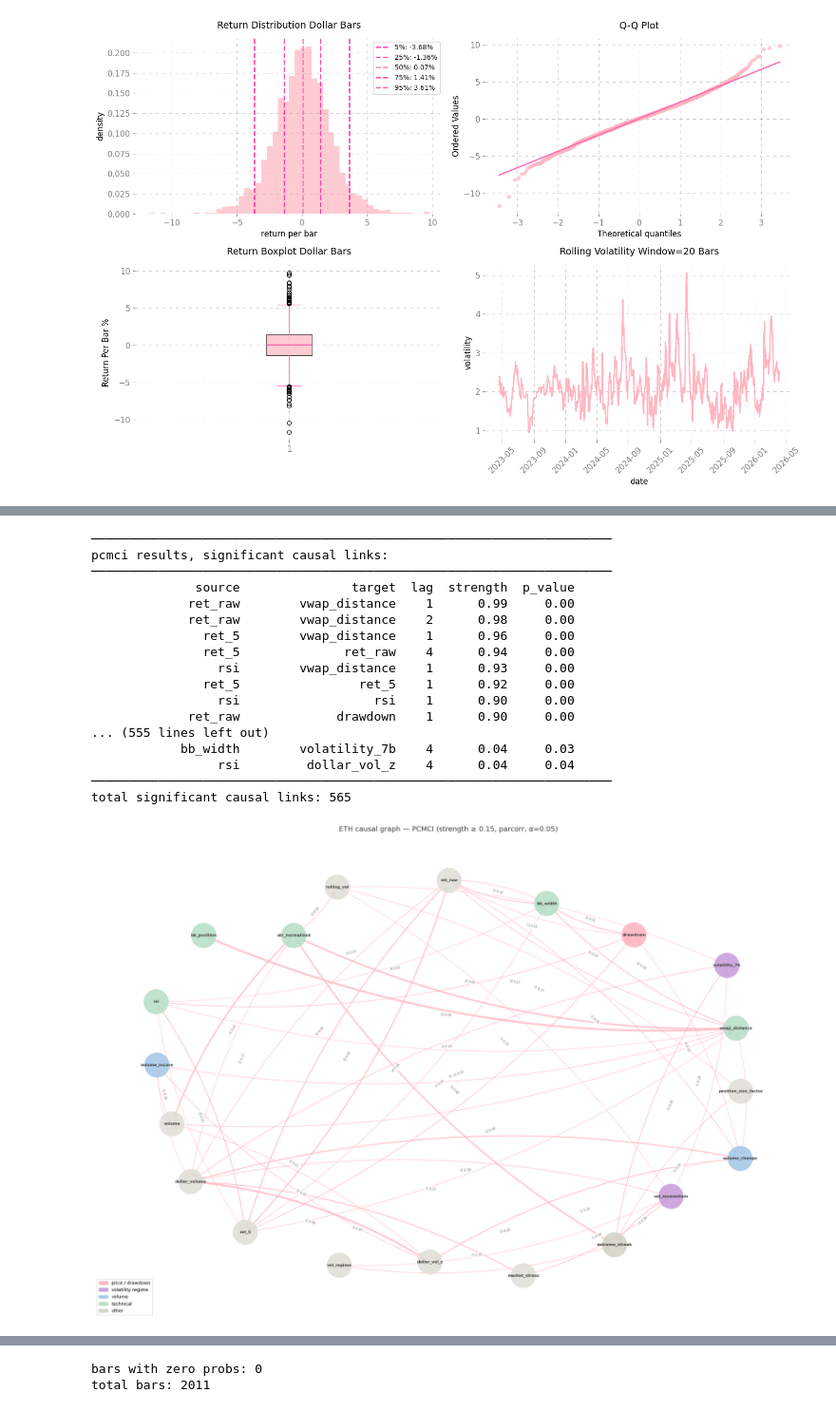
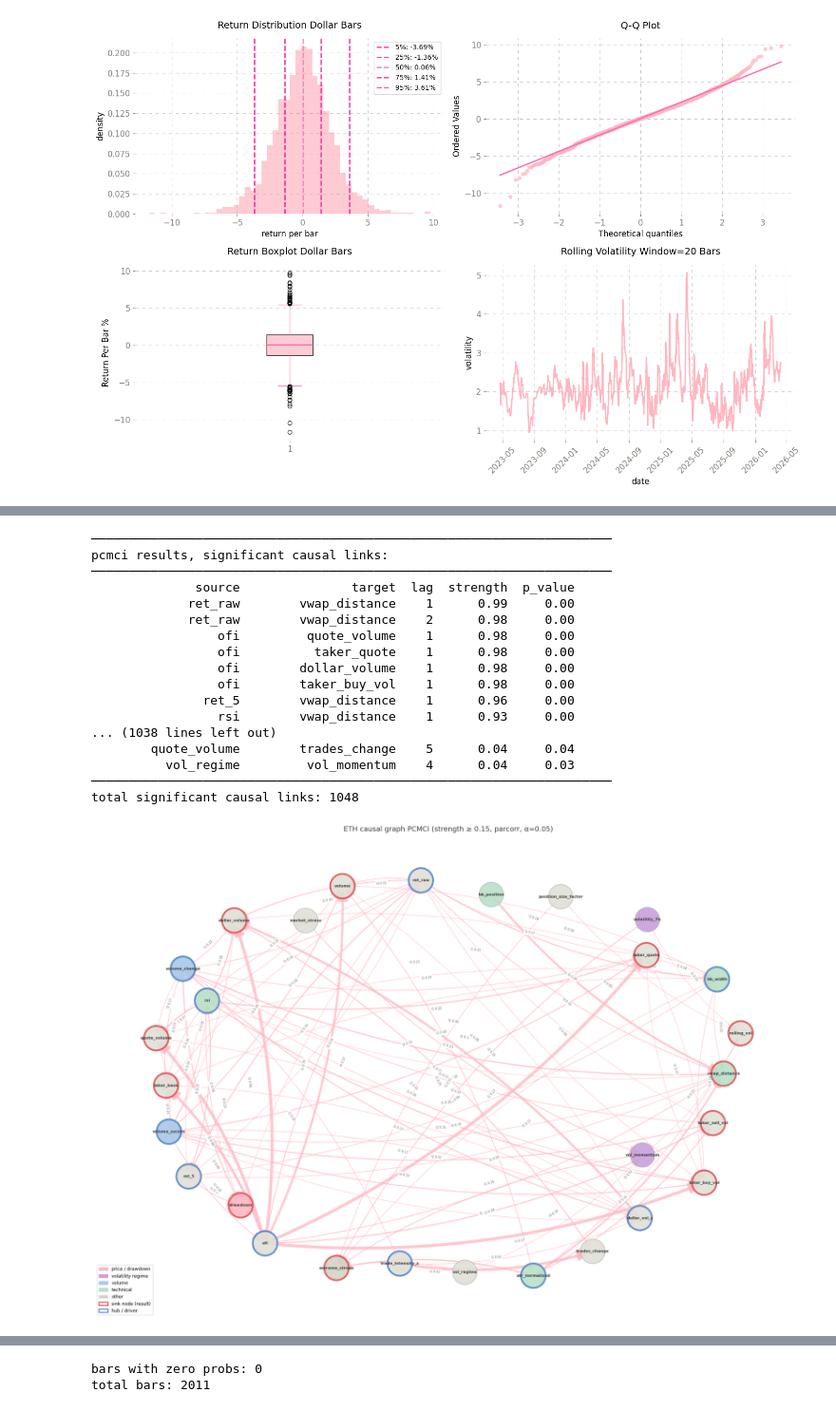
Before and after one commit to pynat/risk_optimizing, a Jupyter notebook: inference_and_causality.ipynb, the cells around one changed output, grey strips where cells are left out. Shown at 95% size. Saved outputs shown, nothing was run; the diff lists cells and outputs as text; code cells hidden in the pictures.

```diff
--- a/inference_and_causality.ipynb
+++ b/inference_and_causality.ipynb
@@ -185,7 +179,7 @@ timestamp
 total dollar bars: 2431
 # %%
 # eda to get an overview
-df = pd.read_csv("eth_dollar_bars.csv", parse_dates=True, index_col=0)
+df = pd.read_csv("eth_dollar_bars2.csv", parse_dates=True, index_col=0)
 df["return"] = df["close"].pct_change() * 100
 
 # bars per year (dynamic, not hardcoded)
@@ -778,20 +801,16 @@ cd_features: ['volume_zscore', 'bb_position', 'bb_width', 'rsi', 'position_size_
 # %%
 data_pcmci = df[cd_features].dropna().values.astype(np.float64)
-
 dataframe = pp.DataFrame(
     data_pcmci,
     datatime=np.arange(data_pcmci.shape[0]),
     var_names=cd_features
 )
-
 pcmci = PCMCI(
     dataframe=dataframe,
     cond_ind_test=ParCorr(significance='analytic'),
     verbosity=0
 )
-
 results = pcmci.run_pcmci(tau_min=1, tau_max=5, pc_alpha=0.05)
-
 p_matrix   = results['p_matrix']
 val_matrix = results['val_matrix']
 
@@ -821,9 +840,7 @@ print(edge_df_pcmci.to_string(index=False))
 print("─" * 70)
 print(f"total significant causal links: {len(edge_df_pcmci)}")
 
-# visualization
 threshold = 0.15
-
 edge_df_filtered = edge_df_pcmci[
     (edge_df_pcmci['strength'] >= threshold) &
     (edge_df_pcmci['source'] != edge_df_pcmci['target'])
@@ -851,6 +868,24 @@ category_colors = {
     'extreme_streak':    '#d4d4c8',
 }
 
+# classify nodes as sink or hub by in/out degree ratio
+in_deg  = dict(G_top.in_degree())
+out_deg = dict(G_top.out_degree())
+node_border_color = []
+node_border_width = []
+for n in G_top.nodes():
+    i = in_deg.get(n, 0)
+    o = out_deg.get(n, 0)
+    if o == 0 or (i > 0 and i / max(o, 1) >= 2.5):
+        node_border_color.append('#e05555')
+        node_border_width.append(3.5)
+    elif o >= 3 and o > i:
+        node_border_color.append('#5588cc')
+        node_border_width.append(3.5)
+    else:
+        node_border_color.append('#aaaaaa')
+        node_border_width.append(1.0)
+
 node_colors = [category_colors.get(n, '#e0e0d8') for n in G_top.nodes()]
 edge_widths = [G_top[u][v]['weight'] * 6 for u, v in G_top.edges()]
 edge_labels = {(u, v): f"l{G_top[u][v]['lag']} {G_top[u][v]['weight']:.2f}"
@@ -859,8 +894,6 @@ edge_labels = {(u, v): f"l{G_top[u][v]['lag']} {G_top[u][v]['weight']:.2f}"
 rcParams['font.family'] = 'DejaVu Sans'
 rcParams['font.size']   = 12
 
-pastel_edge_cmap = sns.diverging_palette(330, 270, s=60, l=80, as_cmap=True)
-
 fig, ax = plt.subplots(figsize=(20, 14))
 ax.set_facecolor('white')
 fig.patch.set_facecolor('white')
@@ -868,52 +901,61 @@ fig.patch.set_facecolor('white')
 pos = nx.spring_layout(G_top, seed=42, k=3.0)
 
 nx.draw_networkx_nodes(G_top, pos, node_color=node_colors,
-                       node_size=2400, alpha=0.9, ax=ax)
+                       node_size=2400, alpha=0.9, ax=ax,
+                       edgecolors=node_border_color,
+                       linewidths=node_border_width)
+
 nx.draw_networkx_labels(G_top, pos, font_size=8,
                         font_color='#404040', font_weight='bold', ax=ax)
+
 nx.draw_networkx_edges(G_top, pos, width=edge_widths,
                        edge_color='#FFB6C1', arrows=True,
-                       arrowsize=20, alpha=0.75,
+                       arrowsize=40, alpha=0.75,
                        connectionstyle='arc3,rad=0.12', ax=ax)
+
 nx.draw_networkx_edge_labels(G_top, pos, edge_labels=edge_labels,
                               font_size=6, font_color='#606060',
                               alpha=0.9, ax=ax)
 
 legend = [
     mpatches.Patch(color='#FFB6C1', label='price / drawdown'),
     mpatches.Patch(color='#c9a0dc', label='volatility regime'),
     mpatches.Patch(color='#a8c8e8', label='volume'),
     mpatches.Patch(color='#b8e0c8', label='technical'),
     mpatches.Patch(color='#d4d4c8', label='other'),
+    mpatches.Patch(edgecolor='#e05555', facecolor='none',
+                   label='sink node (result)', linewidth=2),
+    mpatches.Patch(edgecolor='#5588cc', facecolor='none',
+                   label='hub / driver', linewidth=2),
 ]
 ax.legend(handles=legend, loc='lower left', fontsize=9, framealpha=0.8)
 
 for spine in ax.spines.values():
     spine.set_visible(False)
 
-ax.set_title(f'ETH causal graph — PCMCI (strength ≥ {threshold}, parcorr, α=0.05)',
+ax.set_title(f'ETH causal graph PCMCI (strength ≥ {threshold}, parcorr, α=0.05)',
              fontsize=14, pad=15, color='#404040')
 ax.axis('off')
 plt.tight_layout()
 plt.savefig("results/pcmci_dag.png", dpi=300, bbox_inches='tight')
 plt.show()
 # %% [output]
 ──────────────────────────────────────────────────────────────────────
 pcmci results, significant causal links:
 ──────────────────────────────────────────────────────────────────────
               source               target  lag  strength  p_value
              ret_raw        vwap_distance    1      0.99     0.00
              ret_raw        vwap_distance    2      0.98     0.00
+                 ofi         quote_volume    1      0.98     0.00
+                 ofi          taker_quote    1      0.98     0.00
+                 ofi        dollar_volume    1      0.98     0.00
+                 ofi        taker_buy_vol    1      0.98     0.00
                ret_5        vwap_distance    1      0.96     0.00
-               ret_5              ret_raw    4      0.94     0.00
                  rsi        vwap_distance    1      0.93     0.00
-               ret_5                ret_5    1      0.92     0.00
-                 rsi                  rsi    1      0.90     0.00
-             ret_raw             drawdown    1      0.90     0.00
-... (555 lines left out)
-            bb_width        volatility_7b    4      0.04     0.03
-                 rsi         dollar_vol_z    4      0.04     0.04
+... (1038 lines left out)
+        quote_volume        trades_change    5      0.04     0.04
+          vol_regime         vol_momentum    4      0.04     0.03
 ──────────────────────────────────────────────────────────────────────
-total significant causal links: 565
+total significant causal links: 1048
-[figure, old version]
+[figure, new version]
 # %%
```
Also changed, not shown: parts of 22 cells of this notebook, 7 other files.
